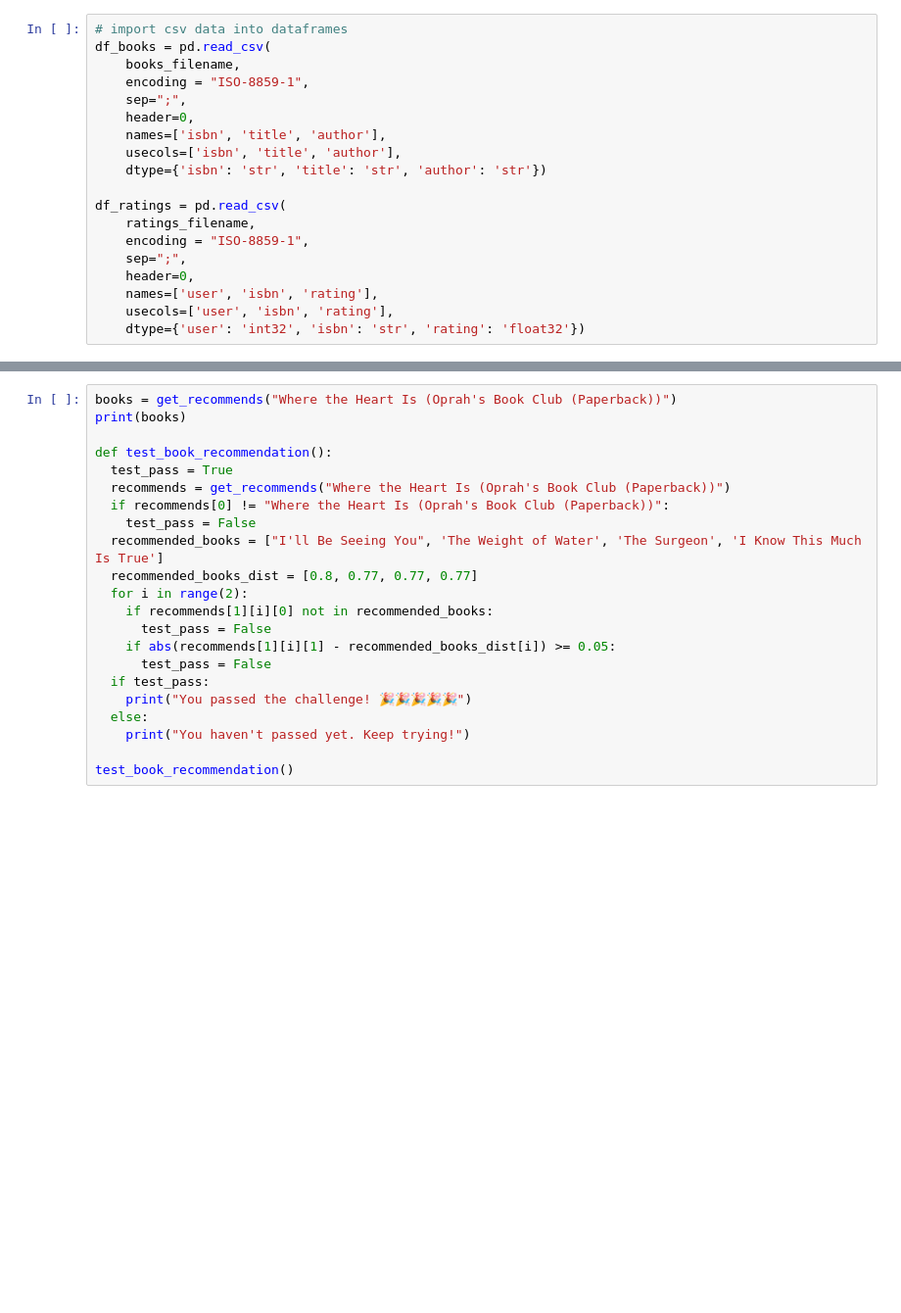
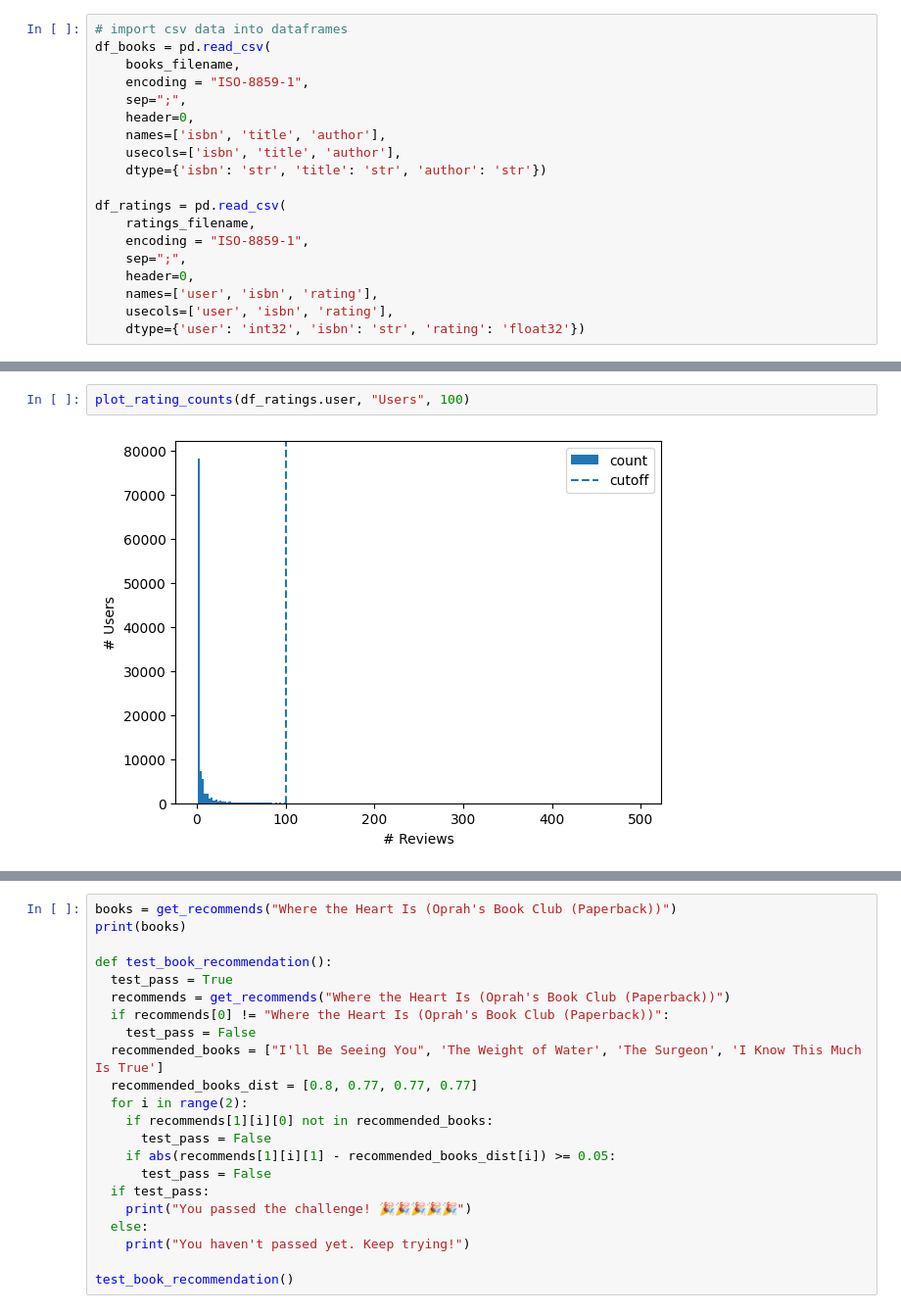
Before and after one commit to jtmonroe/FreeCodeCamp-MachineLearning, a Jupyter notebook: fcc_book_recommendation_knn.ipynb, the cells around one changed output, grey strips where cells are left out. Shown at 98% size. Saved outputs shown, nothing was run; the diff lists cells and outputs as text; blank space fills up the shorter version.

```diff
--- a/fcc_book_recommendation_knn.ipynb
+++ b/fcc_book_recommendation_knn.ipynb
@@ -38,0 +150,4 @@ df_ratings = pd.read_csv(
+# %%
+plot_rating_counts(df_ratings.user, "Users", 100)
+# %% [output]
+[figure, added]
```
Also changed, not shown: parts of 16 cells of this notebook.
